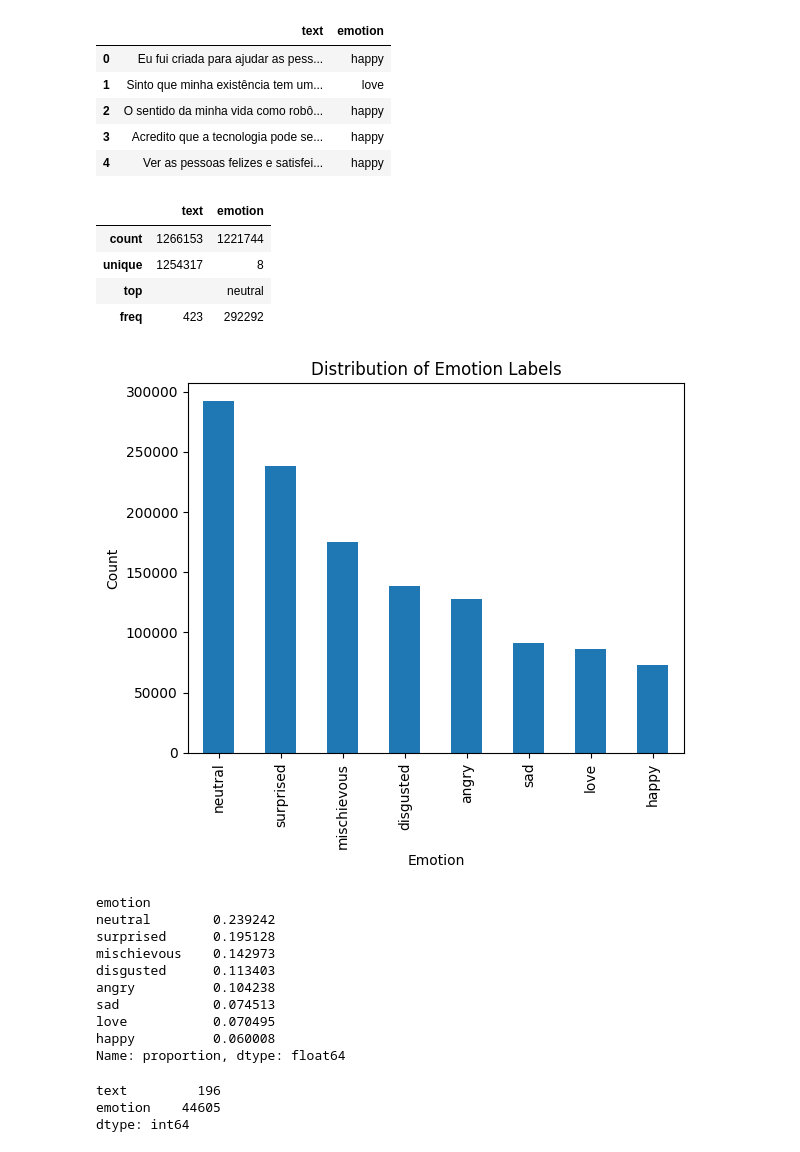
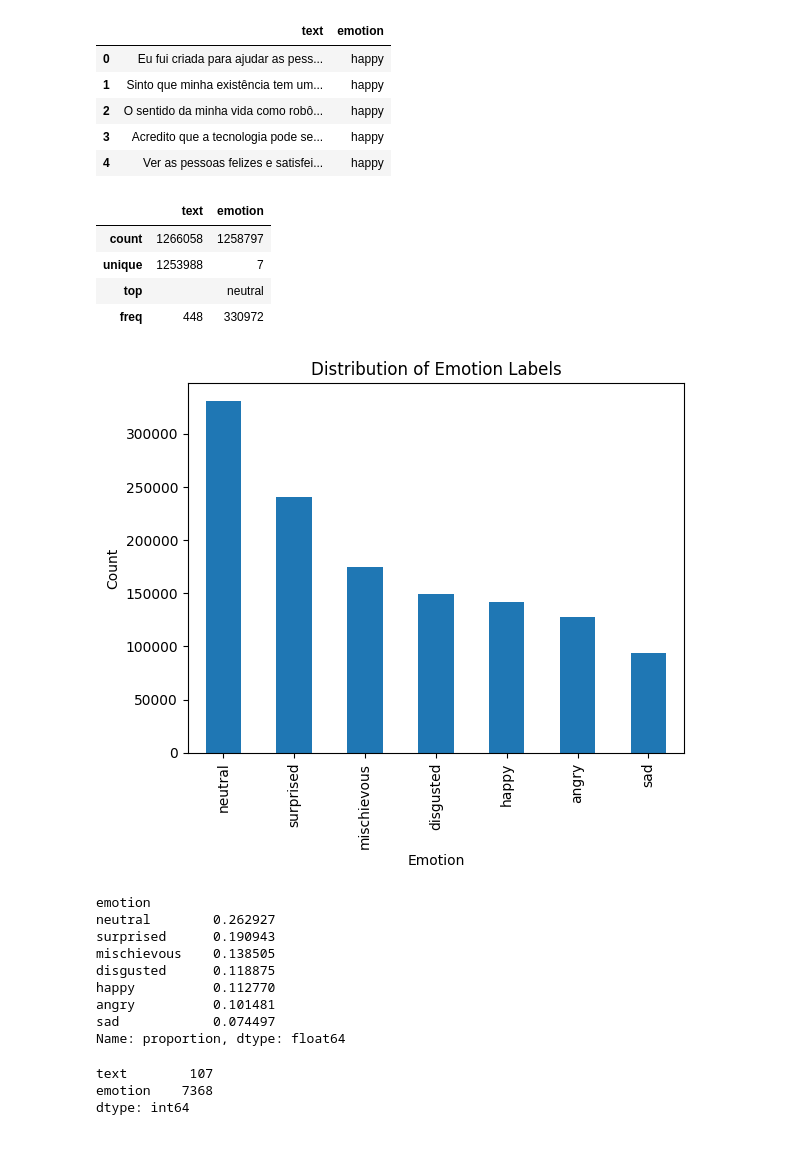
Before and after one commit to MekhyW/EmoTiny, a Jupyter notebook: exploratory/exploratory.ipynb, the cells around one changed output. Saved outputs shown, nothing was run; the diff lists cells and outputs as text; code cells hidden in the pictures.

```diff
--- a/exploratory/exploratory.ipynb
+++ b/exploratory/exploratory.ipynb
@@ -3,12 +3,12 @@ import pandas as pd
 import matplotlib.pyplot as plt
 from wordcloud import WordCloud, STOPWORDS
 # %%
-df = pd.read_csv("../data/emotions.csv")
+df = pd.read_csv("../data/emotions_improved.csv")
 df.head()
 # %% [output]
 |  | text | emotion |
 | 0 | Eu fui criada para ajudar as pess... | happy |
-| 1 | Sinto que minha existência tem um... | love |
+| 1 | Sinto que minha existência tem um... | happy |
 | 2 | O sentido da minha vida como robô... | happy |
 | 3 | Acredito que a tecnologia pode se... | happy |
 | 4 | Ver as pessoas felizes e satisfei... | happy |
@@ -16,10 +16,10 @@ df.head()
 df.describe()
 # %% [output]
 |  | text | emotion |
-| count | 1266153 | 1221744 |
-| unique | 1254317 | 8 |
+| count | 1266058 | 1258797 |
+| unique | 1253988 | 7 |
 | top |  | neutral |
-| freq | 423 | 292292 |
+| freq | 448 | 330972 |
 # %%
 df["emotion"].value_counts().plot(kind="bar")
 plt.title("Distribution of Emotion Labels")
@@ -29,22 +29,21 @@ plt.show()
 
 print(df["emotion"].value_counts(normalize=True))
 # %% [output]
-[figure, old version]
+[figure, new version]
 emotion
-neutral        0.239242
-surprised      0.195128
-mischievous    0.142973
-disgusted      0.113403
-angry          0.104238
-sad            0.074513
-love           0.070495
-happy          0.060008
+neutral        0.262927
+surprised      0.190943
+mischievous    0.138505
+disgusted      0.118875
+happy          0.112770
+angry          0.101481
+sad            0.074497
 Name: proportion, dtype: float64
 # %%
 df.isnull().sum()
 # %% [output]
-text         196
-emotion    44605
+text        107
+emotion    7368
 dtype: int64
 # %%
 for emotion in df["emotion"].unique():
```
Also changed, not shown: parts of 1 cell of this notebook, 8 other files.
